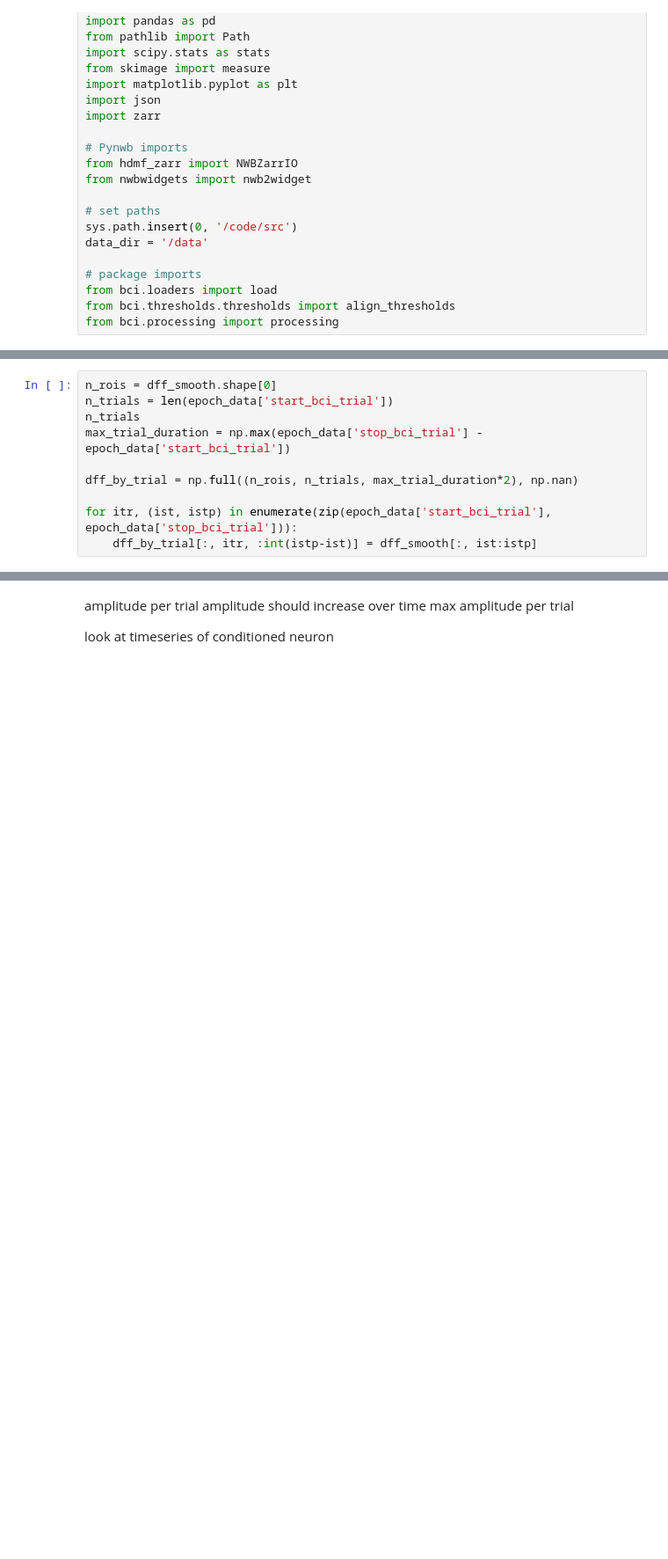
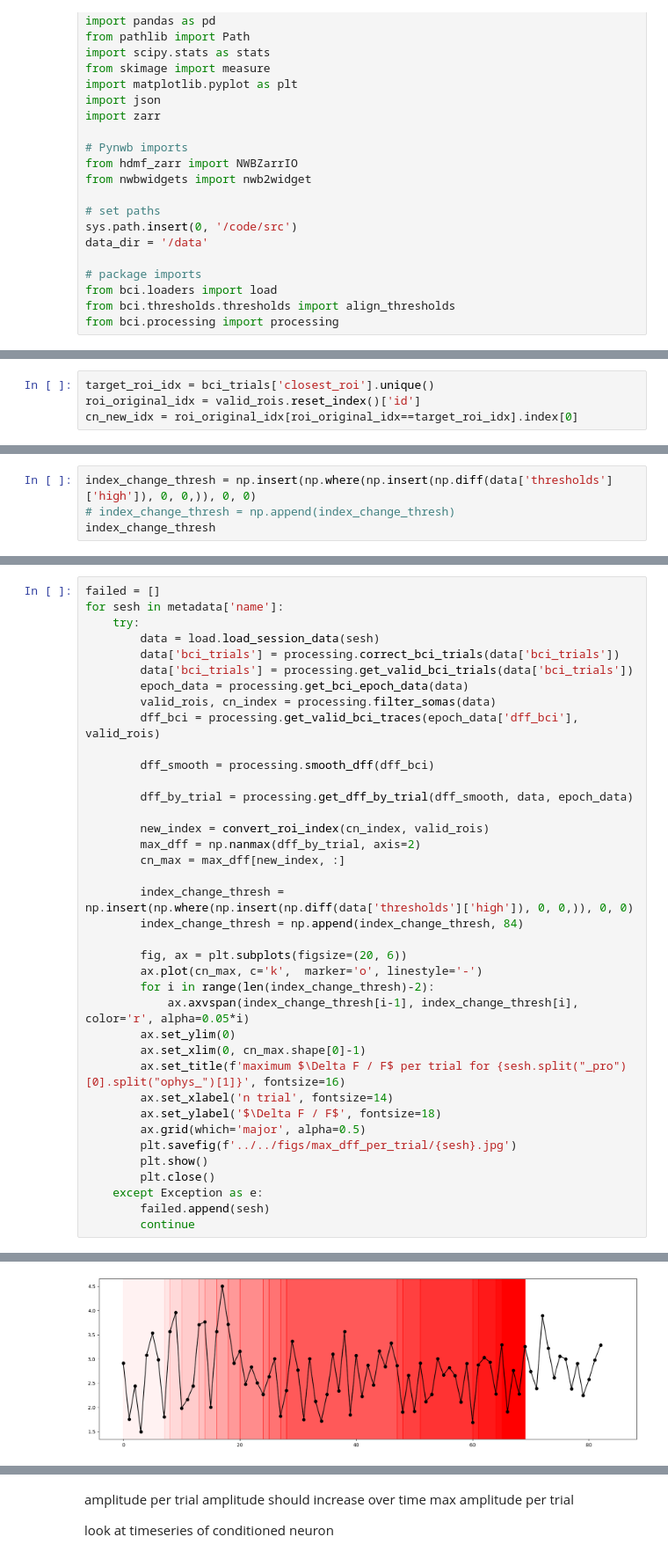
Before and after one commit to camilosada/dynamic_brain_workshop, a Jupyter notebook: code/polsen/250902_max_per_trial.ipynb, the cells around one changed output, grey strips where cells are left out. Shown at 88% size. Cells and saved outputs as stored; diff of their text form; blank space fills up the shorter version.

```diff
--- a/code/polsen/250902_max_per_trial.ipynb
+++ b/code/polsen/250902_max_per_trial.ipynb
@@ -50,10 +26,0 @@ See the caveats in the documentation: https://pandas.pydata.org/pandas-docs/stab
-# %%
-n_rois = dff_smooth.shape[0]
-n_trials = len(epoch_data['start_bci_trial'])
-n_trials
-max_trial_duration = np.max(epoch_data['stop_bci_trial'] - epoch_data['start_bci_trial'])
-
-dff_by_trial = np.full((n_rois, n_trials, max_trial_duration*2), np.nan)
-
-for itr, (ist, istp) in enumerate(zip(epoch_data['start_bci_trial'], epoch_data['stop_bci_trial'])):
-    dff_by_trial[:, itr, :int(istp-ist)] = dff_smooth[:, ist:istp]
@@ -203,0 +43,4 @@ istp
+# %%
+target_roi_idx = bci_trials['closest_roi'].unique()
+roi_original_idx = valid_rois.reset_index()['id']
+cn_new_idx = roi_original_idx[roi_original_idx==target_roi_idx].index[0]
@@ -203,0 +75,4 @@ istp
+# %%
+index_change_thresh = np.insert(np.where(np.insert(np.diff(data['thresholds']['high']), 0, 0,)), 0, 0)
+# index_change_thresh = np.append(index_change_thresh)
+index_change_thresh
@@ -203,0 +90,39 @@ istp
+# %%
+failed = []
+for sesh in metadata['name']:
+    try:
+        data = load.load_session_data(sesh)
+        data['bci_trials'] = processing.correct_bci_trials(data['bci_trials'])
+        data['bci_trials'] = processing.get_valid_bci_trials(data['bci_trials'])
+        epoch_data = processing.get_bci_epoch_data(data)
+        valid_rois, cn_index = processing.filter_somas(data)
+        dff_bci = processing.get_valid_bci_traces(epoch_data['dff_bci'], valid_rois)
+
+        dff_smooth = processing.smooth_dff(dff_bci)
+
+        dff_by_trial = processing.get_dff_by_trial(dff_smooth, data, epoch_data)
+
+        new_index = convert_roi_index(cn_index, valid_rois)
+        max_dff = np.nanmax(dff_by_trial, axis=2)
+        cn_max = max_dff[new_index, :]
+
+        index_change_thresh = np.insert(np.where(np.insert(np.diff(data['thresholds']['high']), 0, 0,)), 0, 0)
+        index_change_thresh = np.append(index_change_thresh, 84)
+
+        fig, ax = plt.subplots(figsize=(20, 6))
+        ax.plot(cn_max, c='k',  marker='o', linestyle='-')
+        for i in range(len(index_change_thresh)-2):
+            ax.axvspan(index_change_thresh[i-1], index_change_thresh[i], color='r', alpha=0.05*i)
+        ax.set_ylim(0)
+        ax.set_xlim(0, cn_max.shape[0]-1)
+        ax.set_title(f'maximum $\Delta F / F$ per trial for {sesh.split("_pro")[0].split("ophys_")[1]}', fontsize=16)
+        ax.set_xlabel('n trial', fontsize=14)
+        ax.set_ylabel('$\Delta F / F$', fontsize=18)
+        ax.grid(which='major', alpha=0.5)
+        plt.savefig(f'../../figs/max_dff_per_trial/{sesh}.jpg')
+        plt.show()
+        plt.close()
+    except Exception as e:
+        failed.append(sesh)
+        continue
+# %% [output]
@@ -203,0 +151 @@ istp
+[figure, added]
```
Also changed, not shown: parts of 39 cells of this notebook, 1 other file.
